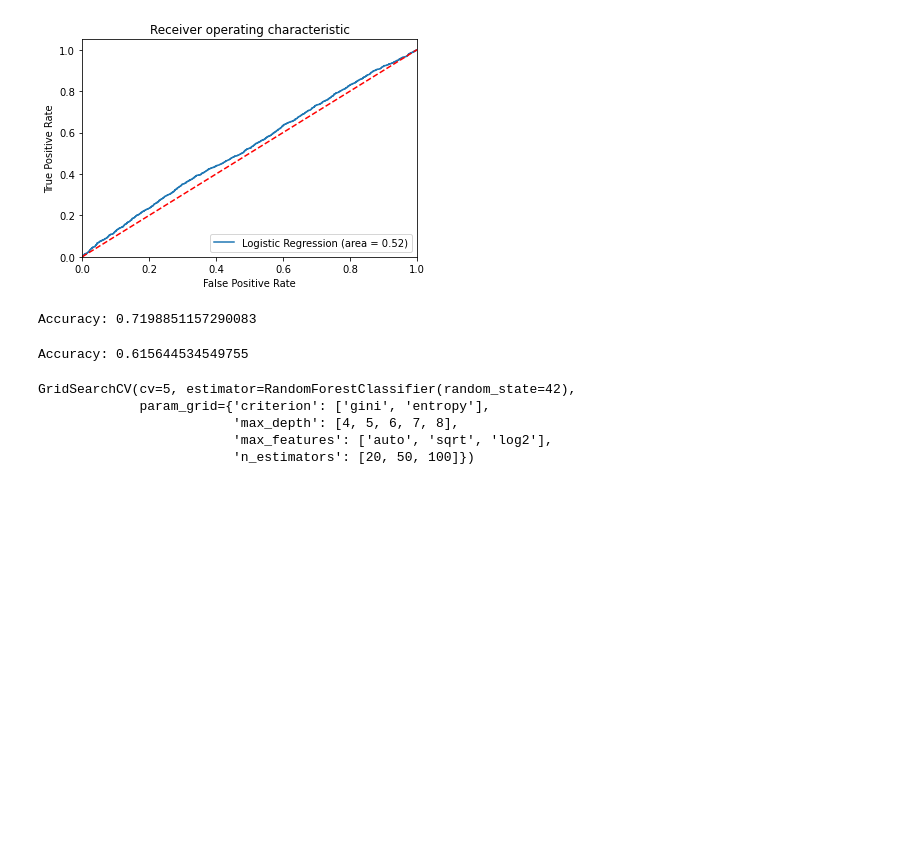
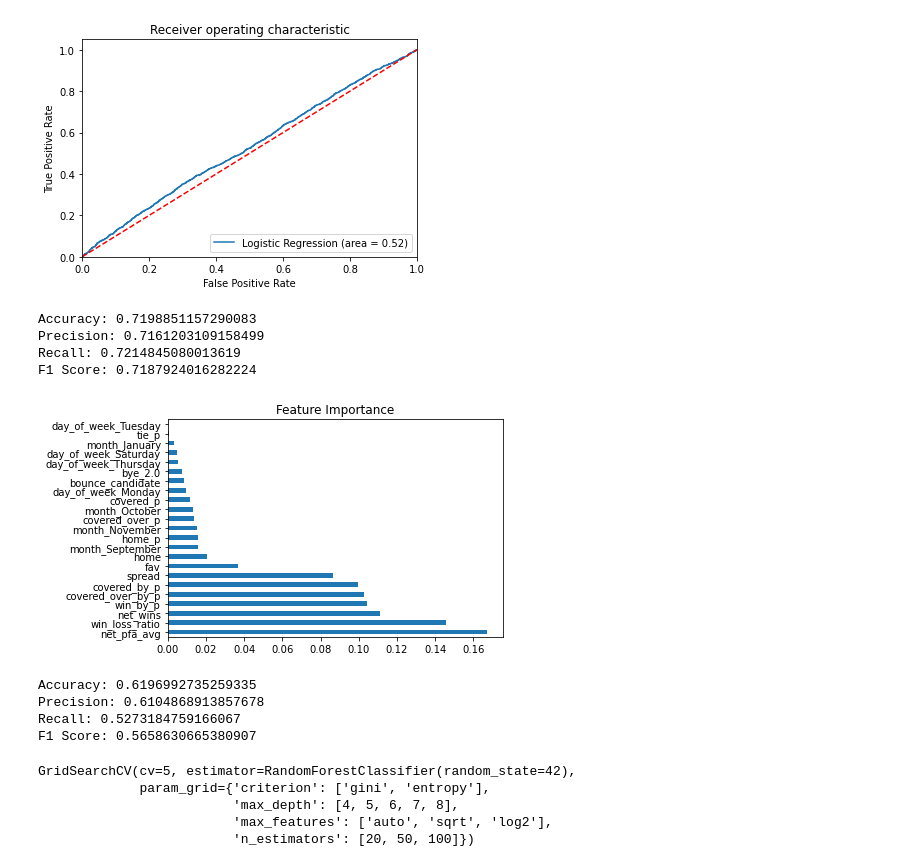
Before and after one commit to carlclifford/Capstone-2, a Jupyter notebook: Capstone 2 Modeling.ipynb, the cells around one changed output. Drawn from its saved outputs; the diff is of its cells as text; code cells hidden in the pictures; blank space fills up the shorter version.

```diff
--- a/Capstone 2 Modeling.ipynb
+++ b/Capstone 2 Modeling.ipynb
@@ -197,7 +215,7 @@ weighted avg       0.53      0.54      0.48      5919
 # %%
 from sklearn.ensemble import RandomForestClassifier
 
-#Create a Gaussian Classifier
+#Create a Random Forest Classifier
 clf=RandomForestClassifier(n_estimators=100)
 
 #Train the model using the training sets y_pred=clf.predict(X_test)
@@ -208,8 +226,21 @@ y_pred=clf.predict(X_test)
 from sklearn import metrics
 # Model Accuracy, how often is the classifier correct?
 print("Accuracy:",metrics.accuracy_score(y_test, y_pred))
+print("Precision:",metrics.precision_score(y_test, y_pred))
+print("Recall:",metrics.recall_score(y_test, y_pred))
+print("F1 Score:",metrics.f1_score(y_test, y_pred))
 # %% [output]
 Accuracy: 0.7198851157290083
+Precision: 0.7161203109158499
+Recall: 0.7214845080013619
+F1 Score: 0.7187924016282224
+# %%
+feat_importances = pd.Series(clf.feature_importances_, index=X_train.columns)
+feat_importances.nlargest(100).plot(kind='barh')
+plt.title("Feature Importance")
+plt.show()
+# %% [output]
+[figure, added]
 # %%
 from sklearn.ensemble import RandomForestClassifier
 
@@ -219,13 +250,19 @@ clf2=RandomForestClassifier(n_estimators=100)
 #Train the model using the training sets y_pred=clf.predict(X_test)
 clf2.fit(X2_train,y2_train.values.ravel())
 
-y_pred=clf2.predict(X2_test)
+y2_pred=clf2.predict(X2_test)
 
 from sklearn import metrics
 # Model Accuracy, how often is the classifier correct?
 print("Accuracy:",metrics.accuracy_score(y2_test, y2_pred))
+print("Precision:",metrics.precision_score(y2_test, y2_pred))
+print("Recall:",metrics.recall_score(y2_test, y2_pred))
+print("F1 Score:",metrics.f1_score(y2_test, y2_pred))
 # %% [output]
-Accuracy: 0.615644534549755
+Accuracy: 0.6196992735259335
+Precision: 0.6104868913857678
+Recall: 0.5273184759166067
+F1 Score: 0.5658630665380907
 # %%
 #Random Forest - Grid Search
 # %%
```
Also changed, not shown: parts of 12 cells of this notebook, 1 other file.
